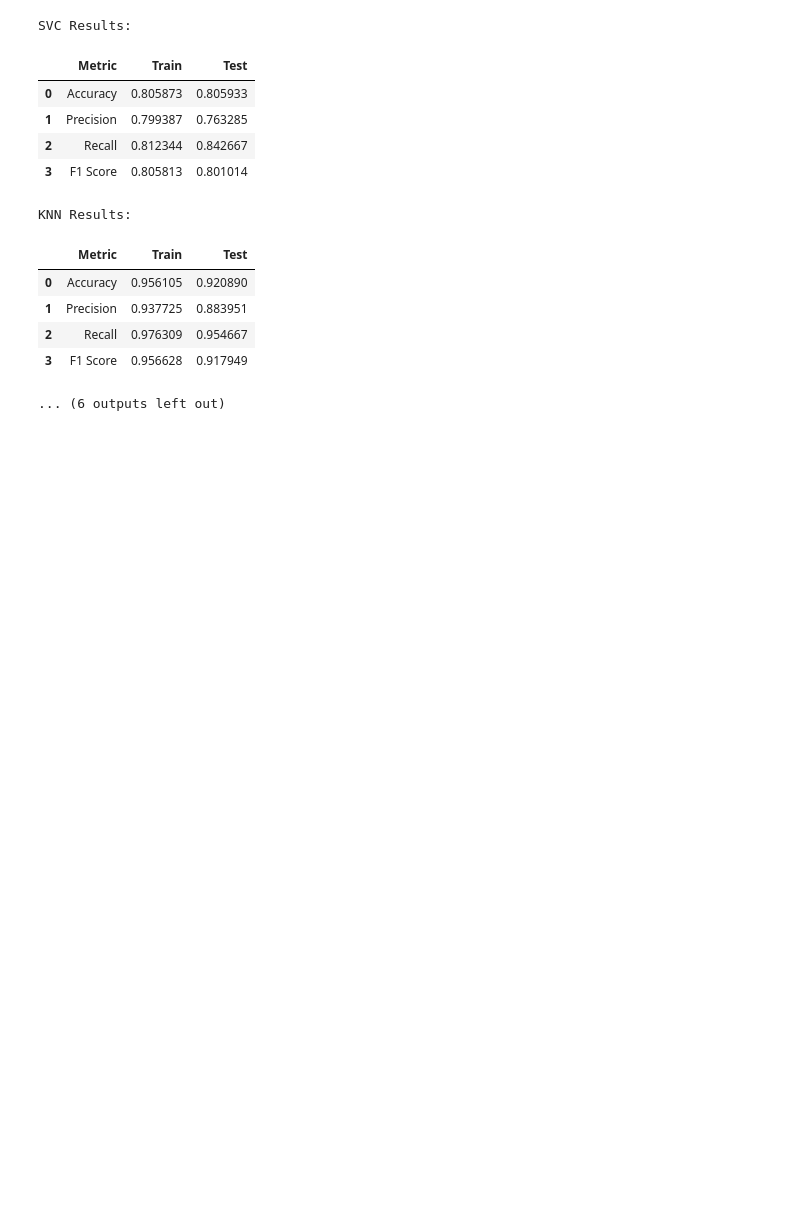
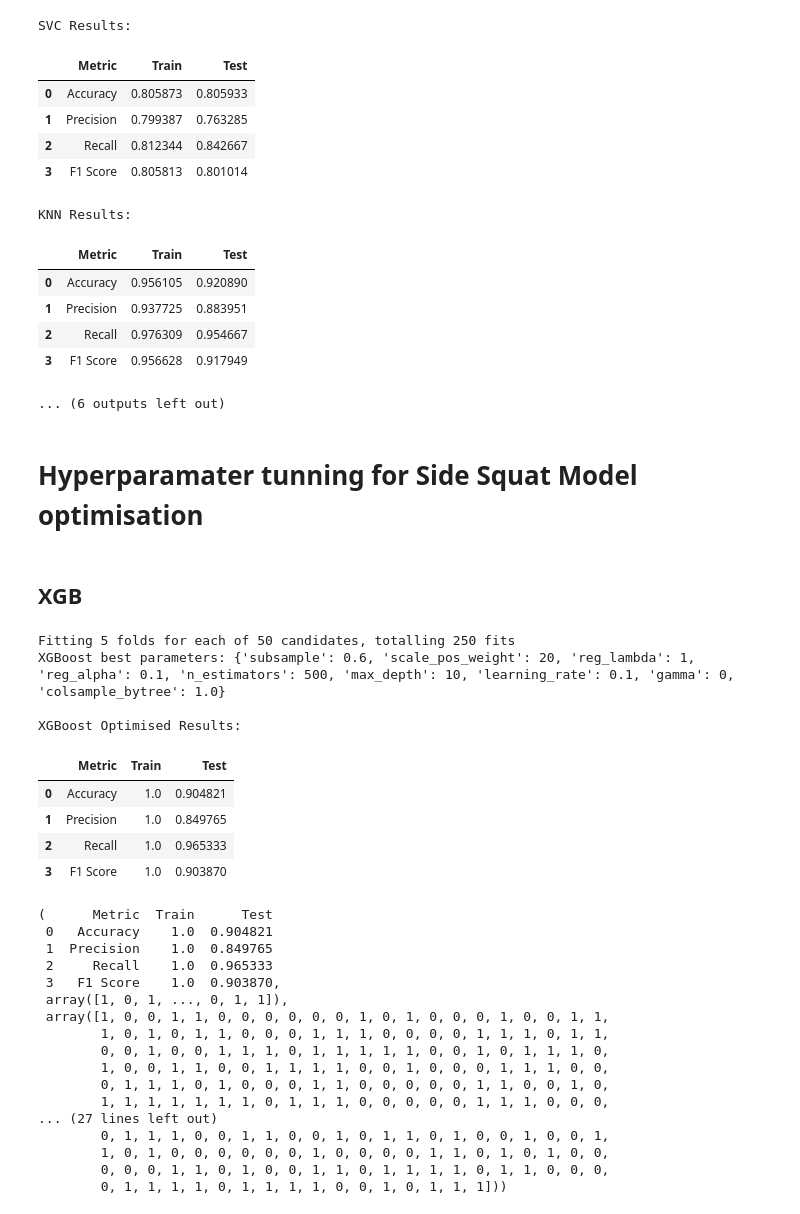
Before and after one commit to DabeenHemin/Real-Time-Health-Risk-Analysis-in-Weighted-Workout-Exercises, a Jupyter notebook: notebooks/squat_form_classifier.ipynb, the cells around one changed output. Cells and saved outputs as stored; diff of their text form; code cells hidden in the pictures; blank space fills up the shorter version.

Commit message:
Optimise top 3 side view models XGBoost Random Forest and KNN using RandomizedSearchCV and compare results to select best model for leaning forward squat detection

```diff
--- a/notebooks/squat_form_classifier.ipynb
+++ b/notebooks/squat_form_classifier.ipynb
@@ -499,3 +499,61 @@ KNN Results:
 | 2 | Recall | 0.976309 | 0.954667 |
 | 3 | F1 Score | 0.956628 | 0.917949 |
 ... (6 outputs left out)
+# %% [markdown]
+# Hyperparamater tunning for Side Squat Model optimisation
+# %% [markdown]
+## XGB
+# %%
+xgb_param_grid_side = {
+    'n_estimators'    : [100, 300, 500],
+    'max_depth'       : [3, 6, 10],
+    'learning_rate'   : [0.01, 0.1, 0.2],
+    'subsample'       : [0.6, 0.8, 1.0],
+    'colsample_bytree': [0.6, 0.8, 1.0],
+    'gamma'           : [0, 1, 5],
+    'reg_alpha'       : [0, 0.1, 1],
+    'reg_lambda'      : [0.1, 1, 10],
+    'scale_pos_weight': [1, 10, 20]
+}
+
+xgb_side = XGBClassifier(eval_metric='logloss', random_state=42)
+xgb_tuning_side = RandomizedSearchCV(
+    xgb_side, xgb_param_grid_side,
+    n_iter=50, cv=5, scoring='f1',
+    n_jobs=-1, verbose=1, random_state=42
+)
+xgb_tuning_side.fit(X_side_train, y_side_train)
+
+xgb_best_params_side = xgb_tuning_side.best_params_
+print("XGBoost best parameters:", xgb_best_params_side)
+
+xgb_best_side = XGBClassifier(**xgb_best_params_side, eval_metric='logloss', random_state=42)
+xgb_best_side.fit(X_side_train, y_side_train)
+evaluate_model_side(xgb_best_side, "XGBoost Optimised")
+# %% [output]
+Fitting 5 folds for each of 50 candidates, totalling 250 fits
+XGBoost best parameters: {'subsample': 0.6, 'scale_pos_weight': 20, 'reg_lambda': 1, 'reg_alpha': 0.1, 'n_estimators': 500, 'max_depth': 10, 'learning_rate': 0.1, 'gamma': 0, 'colsample_bytree': 1.0}
+
+XGBoost Optimised Results:
+|  | Metric | Train | Test |
+| 0 | Accuracy | 1.0 | 0.904821 |
+| 1 | Precision | 1.0 | 0.849765 |
+| 2 | Recall | 1.0 | 0.965333 |
+| 3 | F1 Score | 1.0 | 0.903870 |
+(      Metric  Train      Test
+ 0   Accuracy    1.0  0.904821
+ 1  Precision    1.0  0.849765
+ 2     Recall    1.0  0.965333
+ 3   F1 Score    1.0  0.903870,
+ array([1, 0, 1, ..., 0, 1, 1]),
+ array([1, 0, 0, 1, 1, 0, 0, 0, 0, 0, 0, 1, 0, 1, 0, 0, 0, 1, 0, 0, 1, 1,
+        1, 0, 1, 0, 1, 1, 0, 0, 0, 1, 1, 1, 0, 0, 0, 0, 1, 1, 1, 0, 1, 1,
+        0, 0, 1, 0, 0, 1, 1, 1, 0, 1, 1, 1, 1, 1, 0, 0, 1, 0, 1, 1, 1, 0,
+        1, 0, 0, 1, 1, 0, 0, 1, 1, 1, 1, 0, 0, 1, 0, 0, 0, 1, 1, 1, 0, 0,
+        0, 1, 1, 1, 0, 1, 0, 0, 0, 1, 1, 0, 0, 0, 0, 0, 1, 1, 0, 0, 1, 0,
+        1, 1, 1, 1, 1, 1, 1, 0, 1, 1, 1, 0, 0, 0, 0, 0, 1, 1, 1, 0, 0, 0,
+... (27 lines left out)
+        0, 1, 1, 1, 0, 0, 1, 1, 0, 0, 1, 0, 1, 1, 0, 1, 0, 0, 1, 0, 0, 1,
+        1, 0, 1, 0, 0, 0, 0, 0, 0, 1, 0, 0, 0, 0, 1, 1, 0, 1, 0, 1, 0, 0,
+        0, 0, 0, 1, 1, 0, 1, 0, 0, 1, 1, 0, 1, 1, 1, 1, 0, 1, 1, 0, 0, 0,
+        0, 1, 1, 1, 1, 0, 1, 1, 1, 1, 0, 0, 1, 0, 1, 1, 1]))
```
Also changed, not shown: parts of 6 cells of this notebook.
